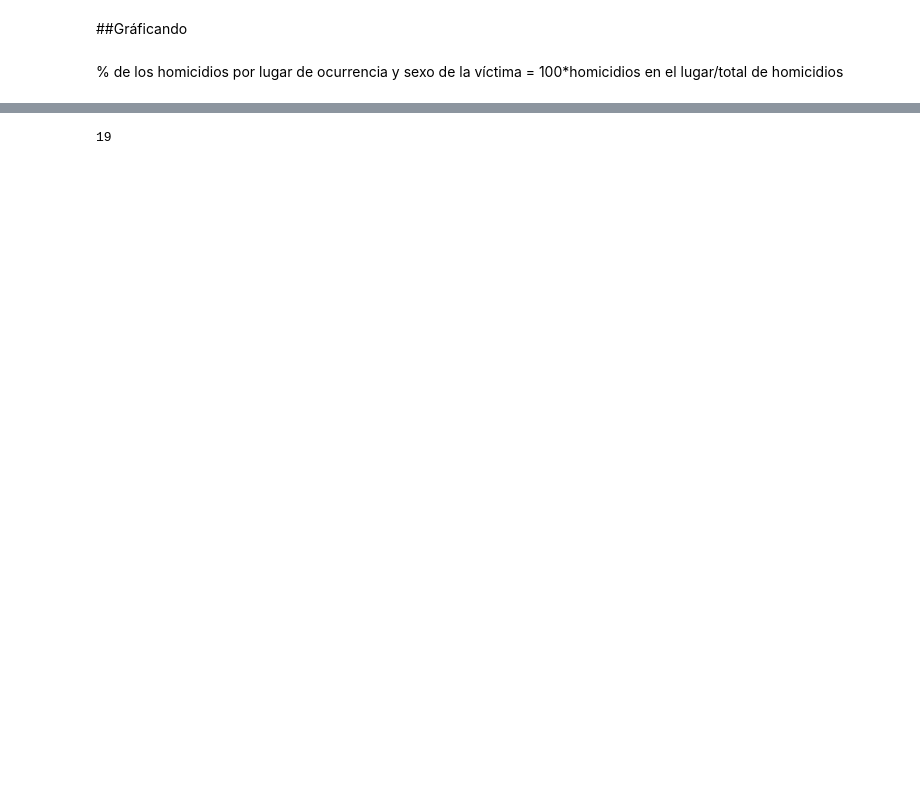
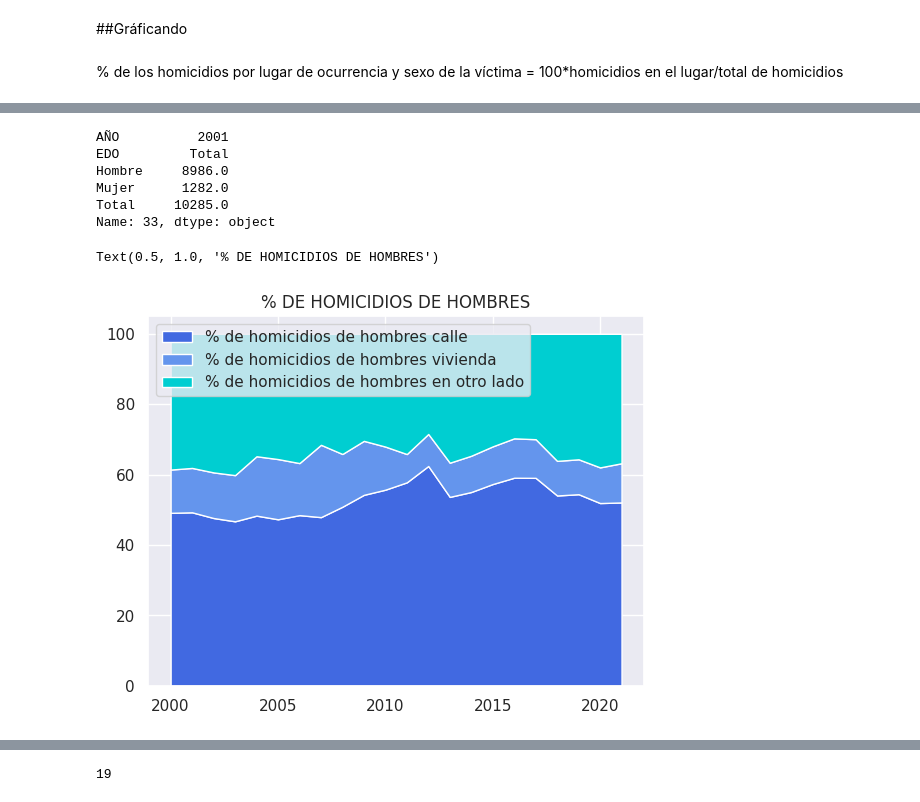
Before and after one commit to FreMeli/ASE_1, a Jupyter notebook: Lugar_Edo_Sex.ipynb, the cells around one changed output, grey strips where cells are left out. Saved outputs shown, nothing was run; the diff lists cells and outputs as text; code cells hidden in the pictures; blank space fills up the shorter version.

```diff
--- a/Lugar_Edo_Sex.ipynb
+++ b/Lugar_Edo_Sex.ipynb
@@ -140,0 +192,44 @@ for i in range(len(df_lugar)):
+# %%
+df_Homicidio.iloc[33]
+# %% [output]
+AÑO          2001
+EDO         Total
+Hombre     8986.0
+Mujer      1282.0
+Total     10285.0
+Name: 33, dtype: object
+# %%
+#% DE HOMICIDIOS EN LA VIA PUBLICA
+tasas_H_C=[]
+tasas_M_C=[]
+hom_C=[]
+muj_C=[]
+j=0
+for i in range(len(df_lugar)):
+  if df_lugar.iloc[i]['LUGAR']=="Calle o carretera (Vía pública)" and df_lugar.iloc[i]['ENTIDAD']=="Total":
+    hom_C.append(df_lugar.iloc[i]['HOMBRES'])
+    muj_C.append(df_lugar.iloc[i]['MUJERES'])
+    tasas_H_C.append((df_lugar.iloc[i]['HOMBRES']/float(df_Homicidio.iloc[j]['Hombre']))*100)
+    tasas_M_C.append((df_lugar.iloc[i]['MUJERES']/float(df_Homicidio.iloc[j]['Mujer']))*100)
+    j=j+33
+# %%
+#% DE HOMICIDIOS EN OTRO LADO
+tasas_H_O=[]
+tasas_M_O=[]
+j=0
+
+
+for i in range(0,len(df_Homicidio)-33,33):
+  tasas_H_O.append((((df_Homicidio.iloc[i]['Hombre']-(hom_C[j]+hom_v[j])))/float(df_Homicidio.iloc[i]['Hombre']))*100)
+  tasas_M_O.append((((df_Homicidio.iloc[i]['Mujer']-(muj_C[j]+muj_v[j])))/float(df_Homicidio.iloc[i]['Mujer']))*100)
+  j=j+1
+# %%
+years=list(range(2000, 2022))
+plt.stackplot(years,tasas_H_C, tasas_H, tasas_H_O,
+              labels=['% de homicidios de hombres calle','% de homicidios de hombres vivienda','% de homicidios de hombres en otro lado'],
+              colors=["#4169E1","#6495ED", "#00CED1"])
+plt.legend(loc='upper left')
+plt.title('% DE HOMICIDIOS DE HOMBRES') #Título del gráfico
+# %% [output]
+Text(0.5, 1.0, '% DE HOMICIDIOS DE HOMBRES')
+[figure, added]
```
Also changed, not shown: parts of 14 cells of this notebook.
